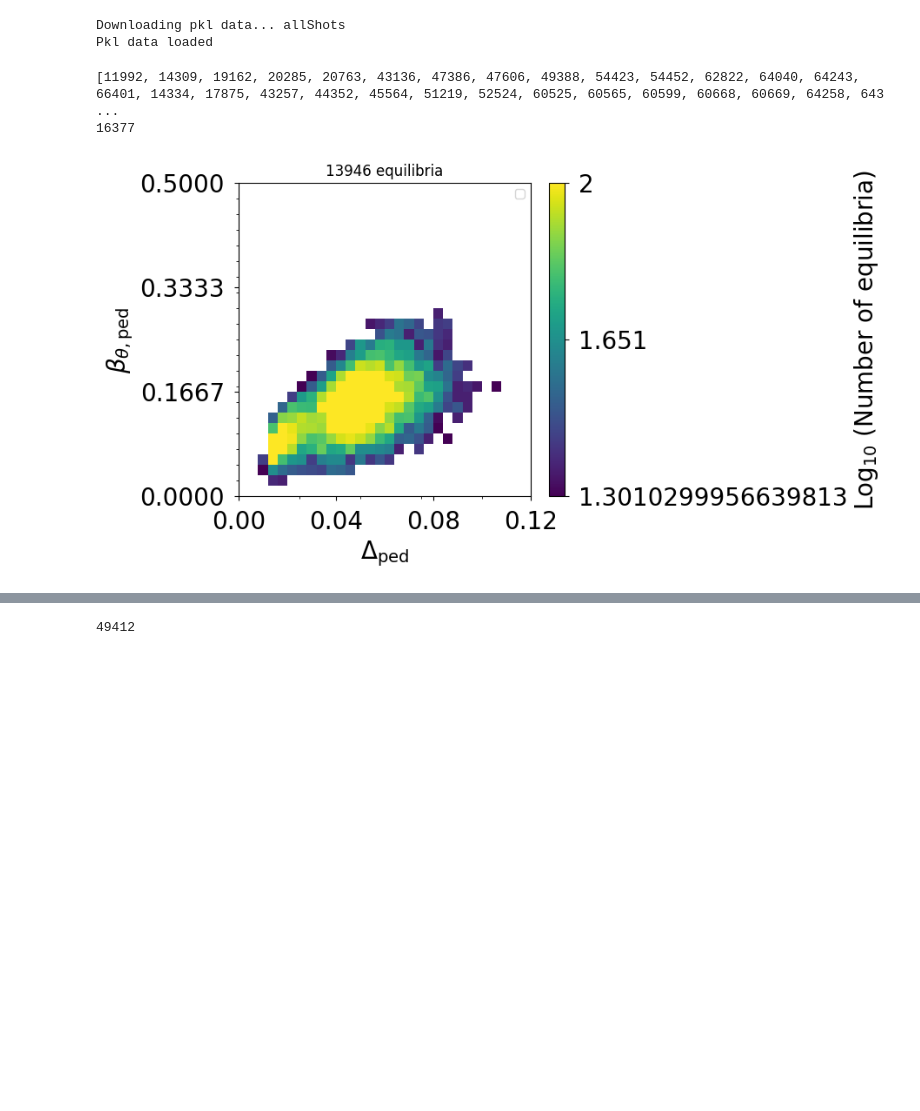
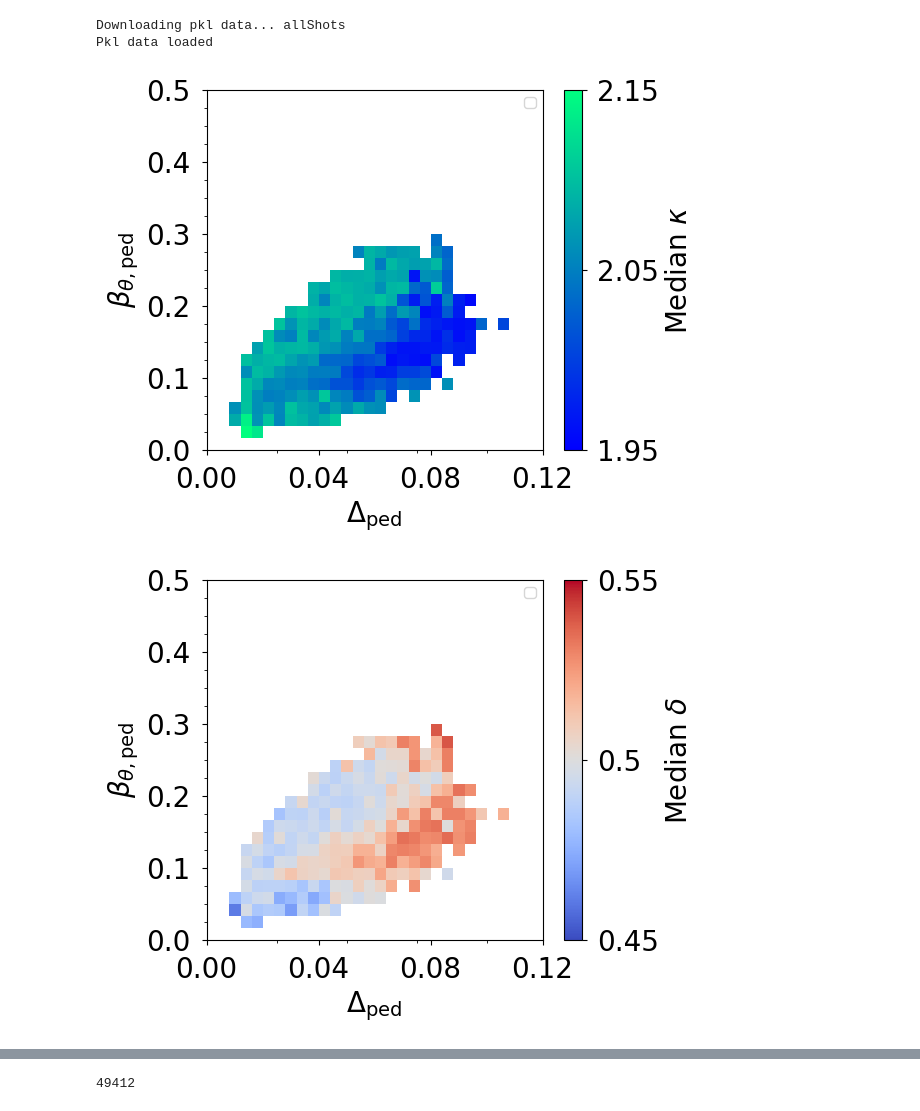
Before and after one commit to evrydayorsted/pedestal, a Jupyter notebook: main.ipynb, the cells around one changed output, grey strips where cells are left out. Drawn from its saved outputs; the diff is of its cells as text; code cells hidden in the pictures; blank space fills up the shorter version.

Commit message:
update plot and machine learning

```diff
--- a/main.ipynb
+++ b/main.ipynb
@@ -5,9 +10,9 @@ a = Shot("allShots", "pkl")
 # %% [output]
 Downloading pkl data... allShots
 Pkl data loaded
-# %%
-a.contourPlot(1)
-# %% [output]
-[11992, 14309, 19162, 20285, 20763, 43136, 47386, 47606, 49388, 54423, 54452, 62822, 64040, 64243, 66401, 14334, 17875, 43257, 44352, 45564, 51219, 52524, 60525, 60565, 60599, 60668, 60669, 64258, 643 ...
-16377
-[figure, removed]
+# %%
+a.contourPlot(1, colorBy="elong", numPix=60)
+a.contourPlot(1, colorBy="delta", numPix=60)
+# %% [output]
+[figure, added]
+[figure, added]
```
Also changed, not shown: parts of 6 cells of this notebook, 31 other files.
